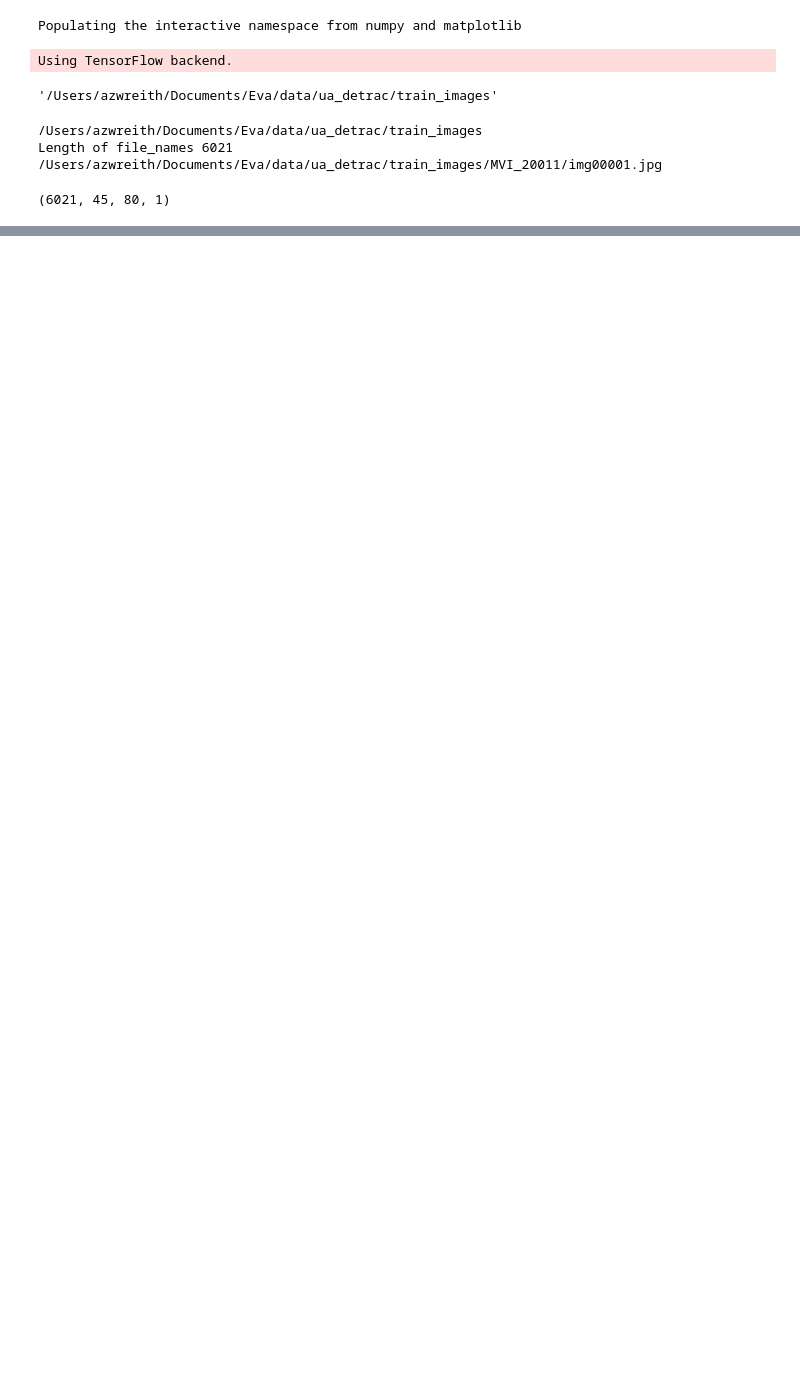
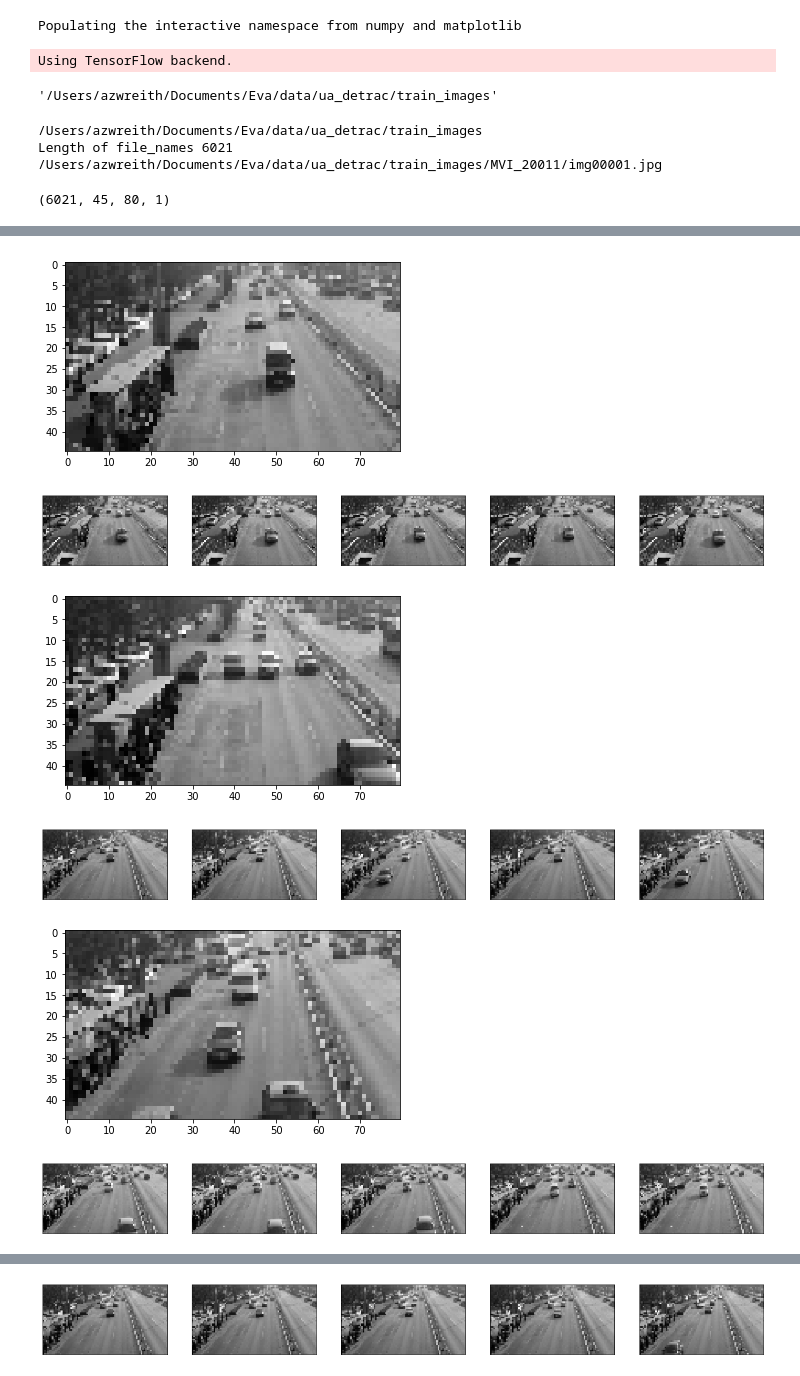
Before and after one commit to georgia-tech-db/evadb, a Jupyter notebook: others/jupyter/indexing_detrac.ipynb, the cells around one changed output, grey strips where cells are left out. Drawn from its saved outputs; the diff is of its cells as text; code cells hidden in the pictures; blank space fills up the shorter version.

```diff
--- a/others/jupyter/indexing_detrac.ipynb
+++ b/others/jupyter/indexing_detrac.ipynb
@@ -206,0 +260,20 @@ autoencoder.save('indexing_detrac_autoencoder.h5')
+# %%
+distances, indices = knn.kneighbors(query_codes)
+for i in range(len(query_codes)):
+    closest_images = train_x[indices[i]]
+    plt.imshow(np.squeeze(query_images[i]), cmap='gray')
+    plt.figure(figsize=(20, 6))
+    for j in range(k):
+        ax = plt.subplot(1, k, j+1)
+        plt.imshow(np.squeeze(closest_images[j]))
+        plt.gray()
+        ax.get_xaxis().set_visible(False)
+        ax.get_yaxis().set_visible(False)
+    plt.show()
+# %% [output]
+[figure, added]
+[figure, added]
+[figure, added]
+[figure, added]
+[figure, added]
+[figure, added]
@@ -206,0 +281 @@ autoencoder.save('indexing_detrac_autoencoder.h5')
+[figure, added]
```
Also changed, not shown: parts of 8 cells of this notebook, 2 other files.
